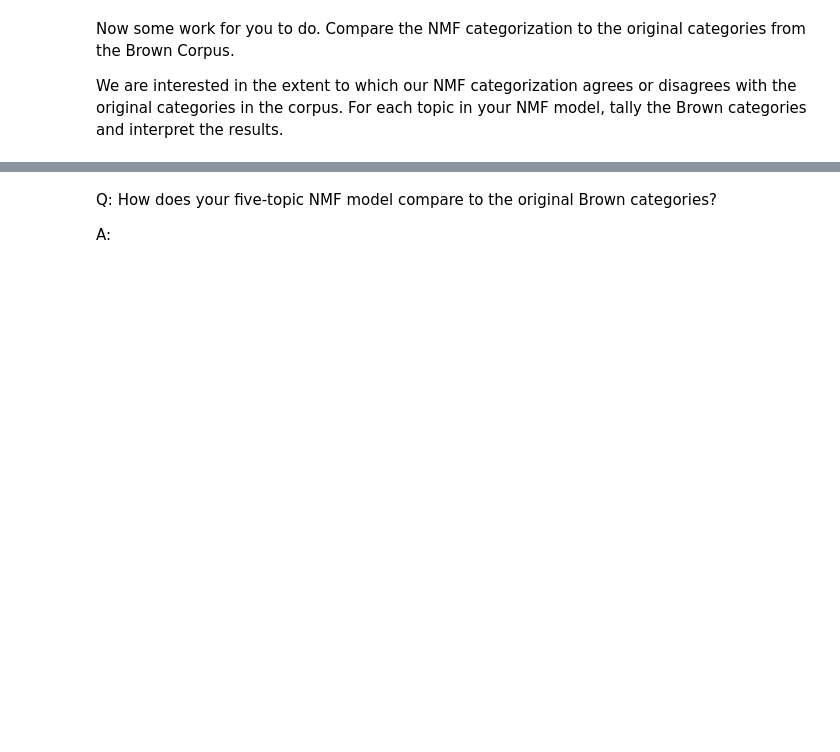
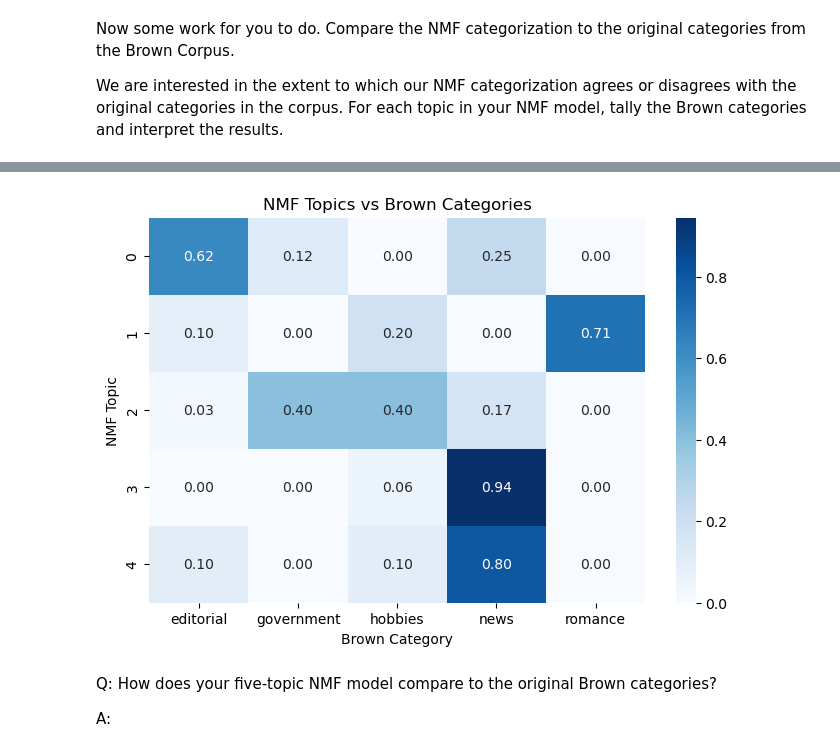
Before and after one commit to junclemente/ads509-assignments, a Jupyter notebook: wk5/Topic Modeling.ipynb, the cells around one changed output, grey strips where cells are left out. Saved outputs shown, nothing was run; the diff lists cells and outputs as text; code cells hidden in the pictures; blank space fills up the shorter version.

Commit message:
feat: Compare NMF to original Brown categories

```diff
--- a/wk5/Topic Modeling.ipynb
+++ b/wk5/Topic Modeling.ipynb
@@ -180,3 +178,7 @@ Now some work for you to do. Compare the NMF categorization to the original cate
 We are interested in the extent to which our NMF categorization agrees or disagrees with the original categories in the corpus. For each topic in your NMF model, tally the Brown categories and interpret the results.
 # %%
 # Your code here
+# assign Brown Corpus categories to its dominant topic
+df["topic"] = np.argmax(W_text_matrix, axis=1)
+
+df.head()
@@ -183,3 +192,20 @@ We are interested in the extent to which our NMF categorization agrees or disagr
+# %%
+topic_category = pd.crosstab(df["topic"], df["category"])
+
+topic_category_norm = topic_category.div(topic_category.sum(axis=1), axis=0)
+# %%
+%matplotlib inline
+import seaborn as sns
+import matplotlib.pyplot as plt
+
+plt.figure(figsize=(8, 5))
+sns.heatmap(topic_category_norm, annot=True, cmap="Blues", fmt=".2f")
+plt.title("NMF Topics vs Brown Categories")
+plt.xlabel("Brown Category")
+plt.ylabel("NMF Topic")
+plt.show()
+# %% [output]
+[figure, added]
 # %% [markdown]
 Q: How does your five-topic NMF model compare to the original Brown categories?
 
```
Also changed, not shown: parts of 2 cells of this notebook.
